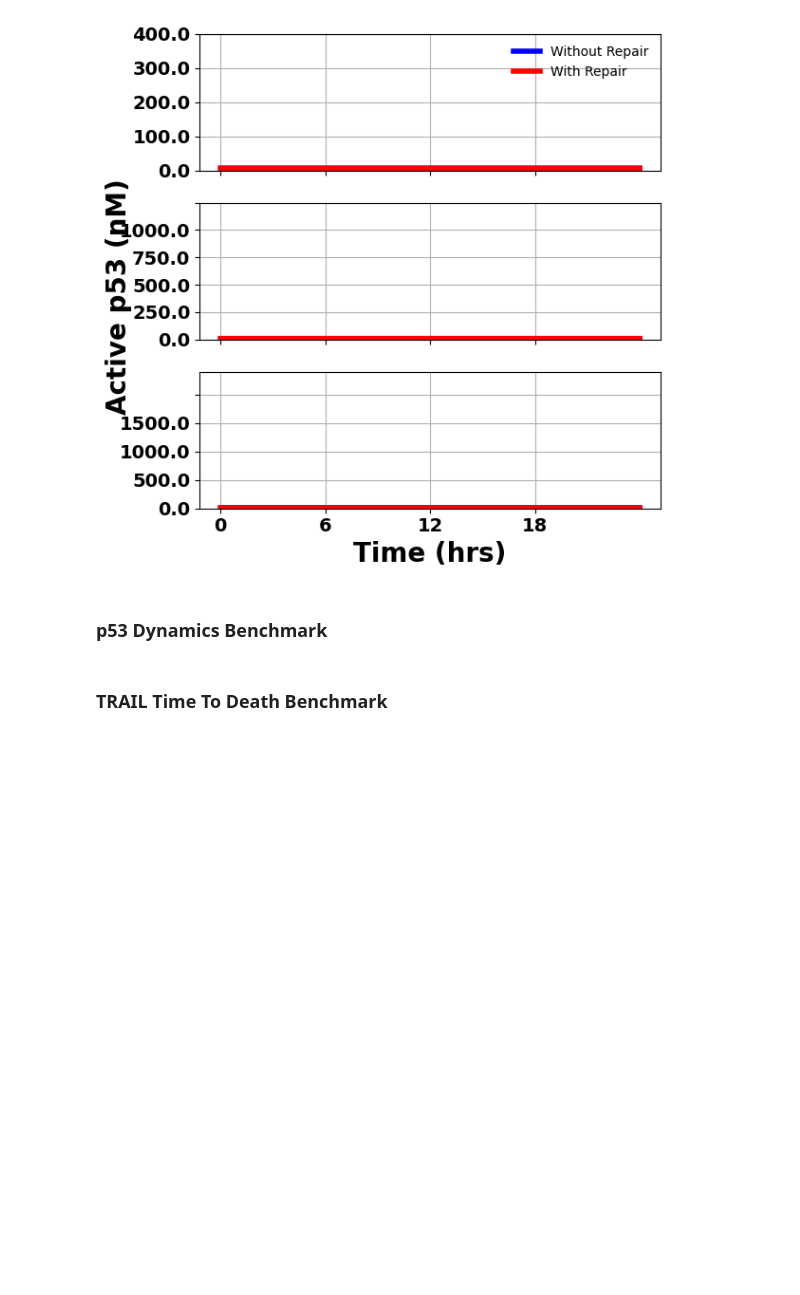
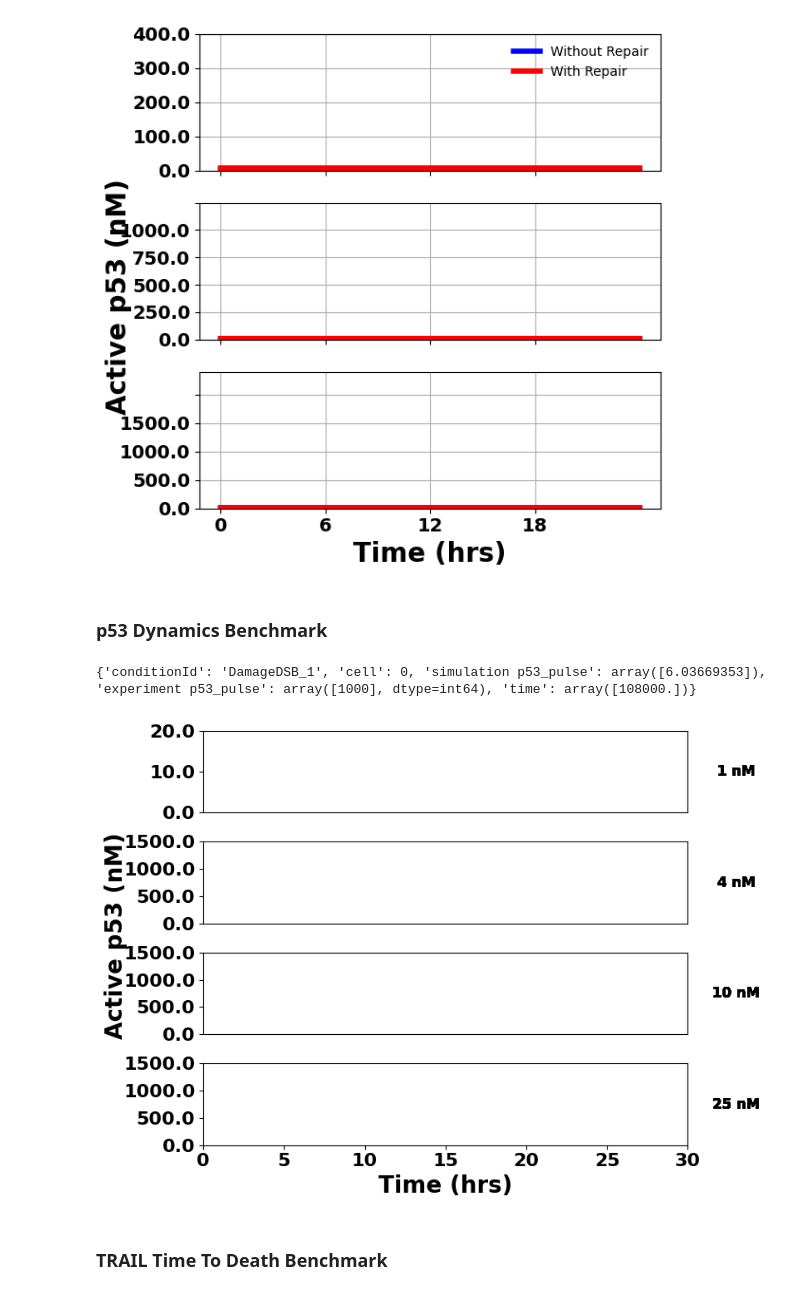
Before and after one commit to JonahRileyHuggins/SPARCED, a Jupyter notebook: SPARCED/src/validation/visualization/benchmark evaluation notebook.ipynb, the cells around one changed output. Cells and saved outputs as stored; diff of their text form; code cells hidden in the pictures; blank space fills up the shorter version.

```diff
--- a/SPARCED/src/validation/visualization/benchmark evaluation notebook.ipynb
+++ b/SPARCED/src/validation/visualization/benchmark evaluation notebook.ipynb
@@ -432,41 +432,54 @@ fig.savefig('DNA-repair/results/{DATE_CONST}.png')
 # %% [markdown]
 ### p53 Dynamics Benchmark
 # %%
-# TODO Fix this to conform with new data storage format
-try:
-    with open('p53-dynamics.pkl', 'rb') as f:
-        data = pickle.load(f)
-    conditions = ['1 nM', '4 nM', '10 nM', '25 nM']
-    fig, axes = plt.subplots(4,1, figsize=(8,6))
-    for i, condition in enumerate(data):
+with open(f'p53-dynamics/results/{DATE_CONST}.pkl', 'rb') as f:
+    data = pickle.load(f)
+
+print(data['4d69e586-1f92-4be3-b7a1-9bef777175f9'])
+
+condition_concentrations = ['1 nM', '4 nM', '10 nM', '25 nM']
+
+# instatiate the registry of simulations matching each condition of interest.
+conds_registry = CellPopMetrics(data=data).get_registry()
+
+fig, axes = plt.subplots(4,1, figsize=(8,6))
+for i, condition in enumerate(conds_registry):
+    for simulation in data:
+
         ax = axes[i]
-        for cell in data[condition]:
-            ax.plot(data[condition][cell]['p53_pulse']['toutS']/3600, data[condition][cell]['p53_pulse']['xoutS'], label=cell, linewidth=4)
-            ax.text(1.1, 0.5, conditions[i], horizontalalignment='center', verticalalignment='center', transform=ax.transAxes, fontsize=12, weight='bold')
+
+        if simulation in conds_registry[condition]:
+
+            ax.plot(data[simulation]['time']/3600, data[simulation]['simulation p53_pulse'], linewidth=4)
+            ax.text(
+                    1.1, 0.5, condition_concentrations[i], horizontalalignment='center',
+                    verticalalignment='center', transform=ax.transAxes, fontsize=12, weight='bold'
+                    )
+
             if condition == 'DamageDSB_1':
                 ax.set_ylim(0, 20)
             else:
                 ax.set_ylim(0, 1500)
             # ax.set_title(condition)
             # ax.legend()
             ax.set_xlim(0, 30)
             ax.set_xticks([])
         if i==3:
             ax.set_xticks(np.arange(0, 31, step=5))
 
         ax.set_xticklabels(ax.get_xticks(), fontsize=16, weight='bold')
         ax.set_yticklabels(ax.get_yticks(), fontsize=16, weight='bold')
-    plt.subplots_adjust(hspace=0.5)
-            # Set the x-axis label
-    axes[3].set_xlabel('Time (hrs)', weight='bold', fontsize=20)
+plt.subplots_adjust(hspace=0.5)
+        # Set the x-axis label
+axes[3].set_xlabel('Time (hrs)', weight='bold', fontsize=20)
 
-    # Set the y-axis label
-    fig.text(-0.01, 0.55, 'Active p53 (nM)', va='center', rotation='vertical', weight='bold', fontsize=20)
-    plt.tight_layout()
-    fig.savefig('p53-dynamics/results/{DATE_CONST}.png')
-
-except:
-    pass
+# Set the y-axis label
+fig.text(-0.01, 0.55, 'Active p53 (nM)', va='center', rotation='vertical', weight='bold', fontsize=20)
+plt.tight_layout()
+fig.savefig('p53-dynamics/results/{DATE_CONST}.png')
+# %% [output]
+{'conditionId': 'DamageDSB_1', 'cell': 0, 'simulation p53_pulse': array([6.03669353]), 'experiment p53_pulse': array([1000], dtype=int64), 'time': array([108000.])}
+[figure, added]
 # %% [markdown]
 ### TRAIL Time To Death Benchmark
 # %%
```
Also changed, not shown: parts of 2 cells of this notebook, 5 other files.
